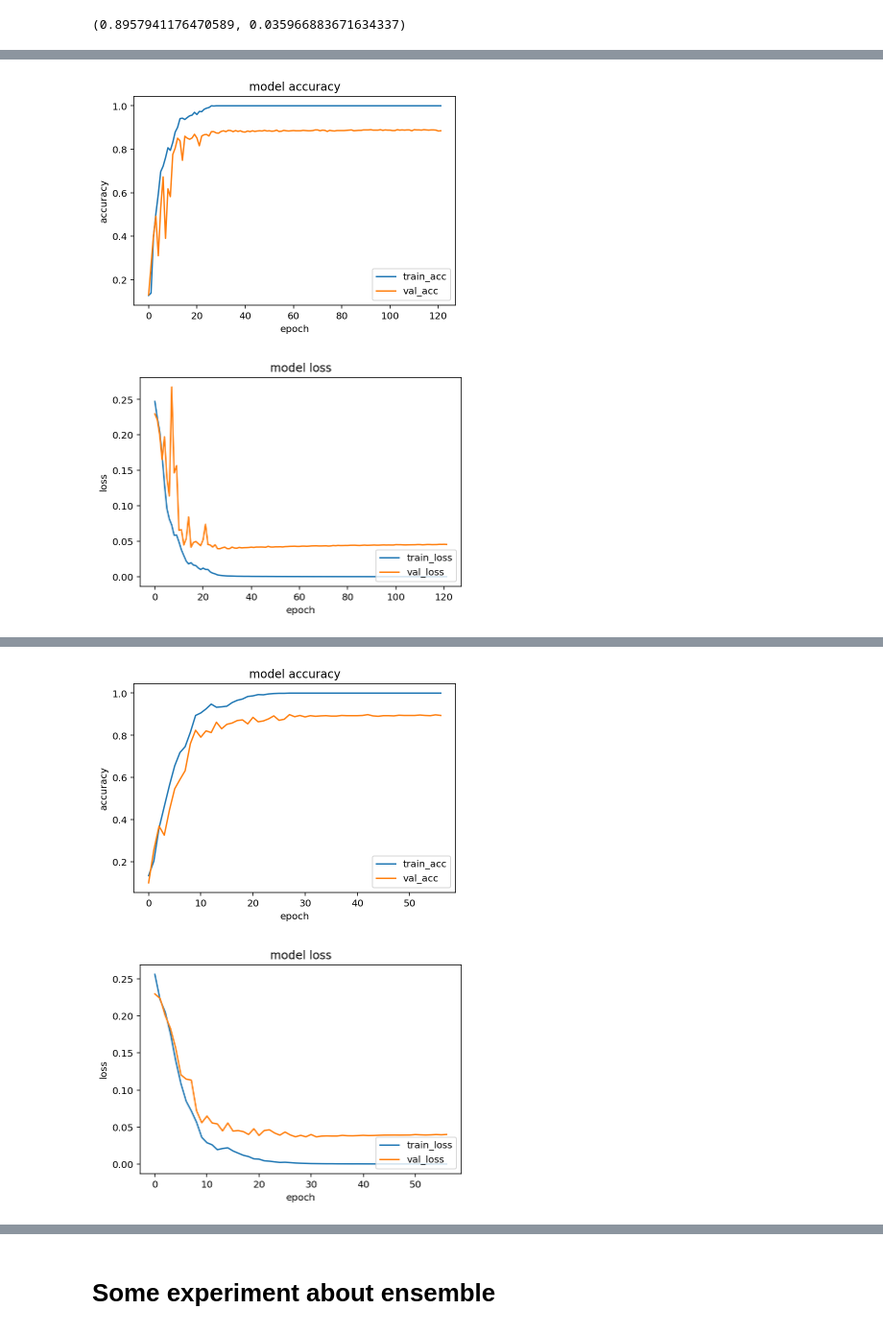
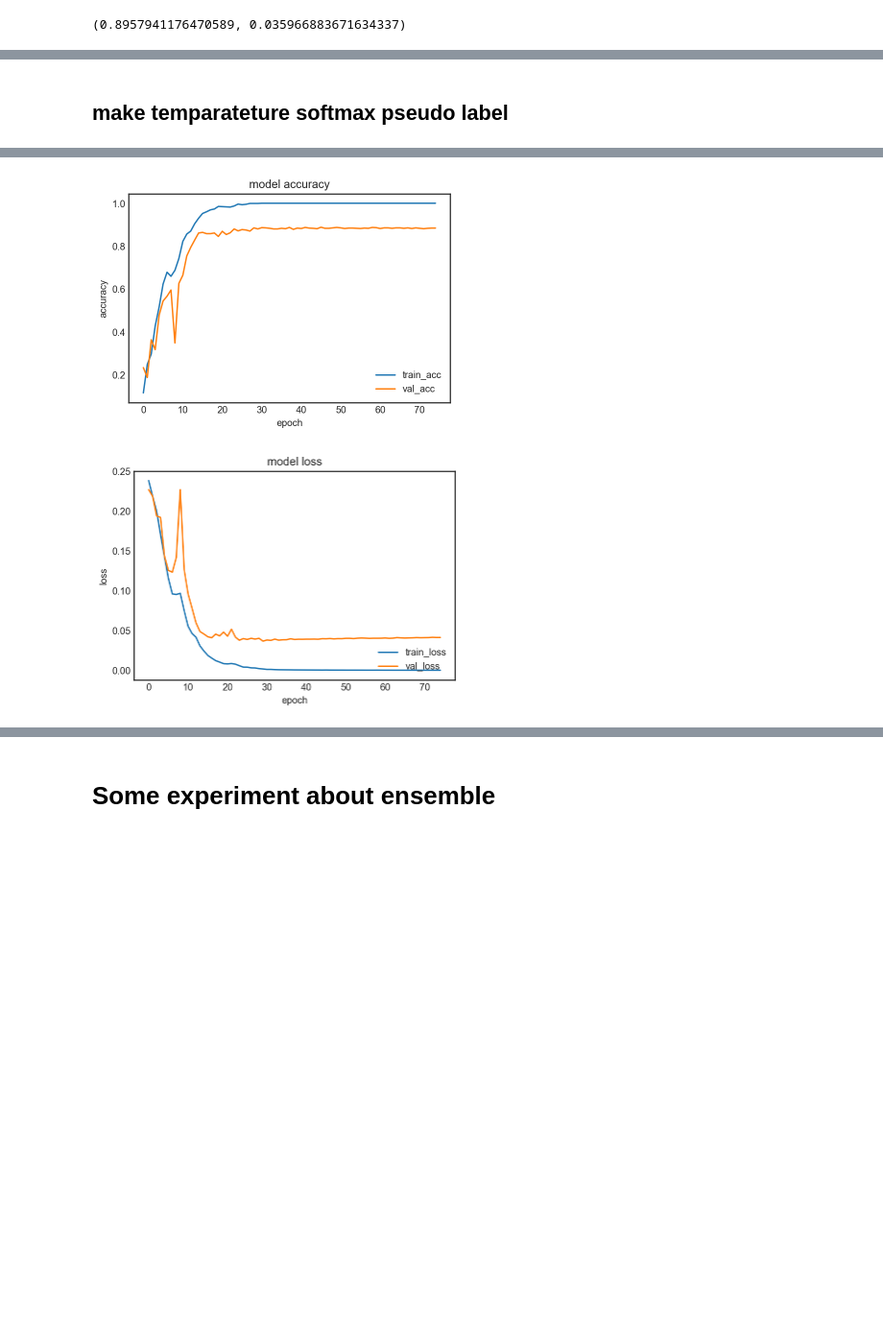
Before and after one commit to lyakaap/notebooks, a Jupyter notebook: PseudoLabel/Make-Pseudo-Label.ipynb, the cells around one changed output, grey strips where cells are left out. Shown at 96% size. Saved outputs shown, nothing was run; the diff lists cells and outputs as text; code cells hidden in the pictures; blank space fills up the shorter version.

```diff
--- a/PseudoLabel/Make-Pseudo-Label.ipynb
+++ b/PseudoLabel/Make-Pseudo-Label.ipynb
@@ -453,3 +451,5 @@ _test(model, test_loader, criterion, make_pl=True)
+# %% [markdown]
+## make temparateture softmax pseudo label
 # %%
 class Net(nn.Module):
     def __init__(self):
@@ -556,21 +556,21 @@ def _test(trial_i, model, data_loader, criterion, make_pl=False, temperature=1):
     )
 
     if make_pl:
-        np.save('./save/committee/pseudo_label_{}.npy'.format(trial_i), pseudo_label)
+        np.save('./save/pseudo_label_{}.npy'.format(ex_name), pseudo_label)
 
     return acc, loss
 
 # set seed for reproducibility
-torch.manual_seed(2018)
-np.random.seed(2018)
+torch.manual_seed(2017)
+np.random.seed(2017)
 
 # set experimental params
 epochs = 1000
 lr = 0.5
 momentum = 0.9
-ex_name = 'committee'
-trial_times = 10
-temperature = 1.0
+ex_name = 'T_2'
+trial_times = 1
+T = 2.0
 
 logzero.logfile('./log/{}.log'.format(ex_name))
 
@@ -630,5 +630,5 @@ for i in range(trial_times):
     resume = torch.load('./save/checkpoint_{}.pth'.format(ex_name))
     model.load_state_dict(resume['state_dict'])
     results['acc'][i], results['loss'][i] = _test(
-        i, model, test_loader, criterion, make_pl=True, temperature=temperature)
+        i, model, test_loader, criterion, make_pl=True, temperature=T)
 # %% [output]
@@ -652,2 +652,2 @@ for i in range(trial_times):
-[figure, old version]
+[figure, new version]
-[figure, old version]
+[figure, new version]
@@ -671,2 +654,0 @@ for i in range(trial_times):
-[figure, removed]
-[figure, removed]
```
Also changed, not shown: parts of 3 cells of this notebook, 2 other files.
